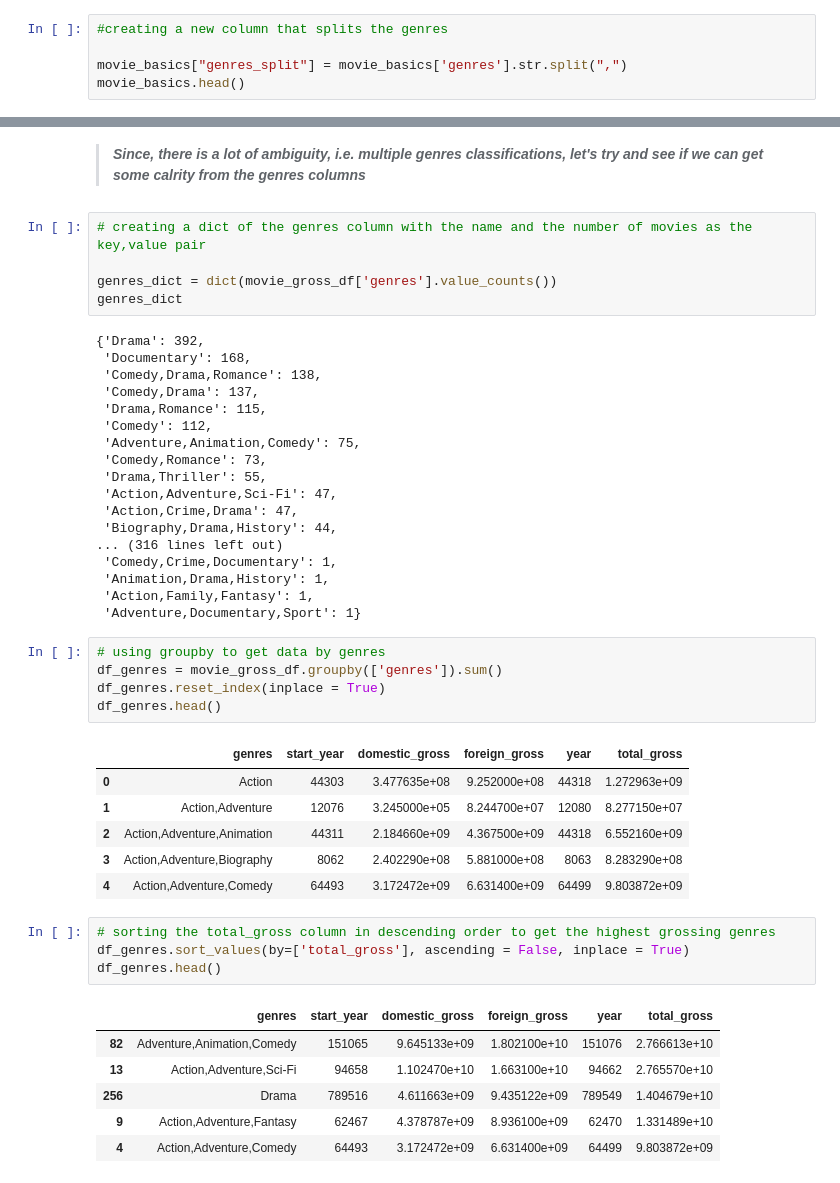
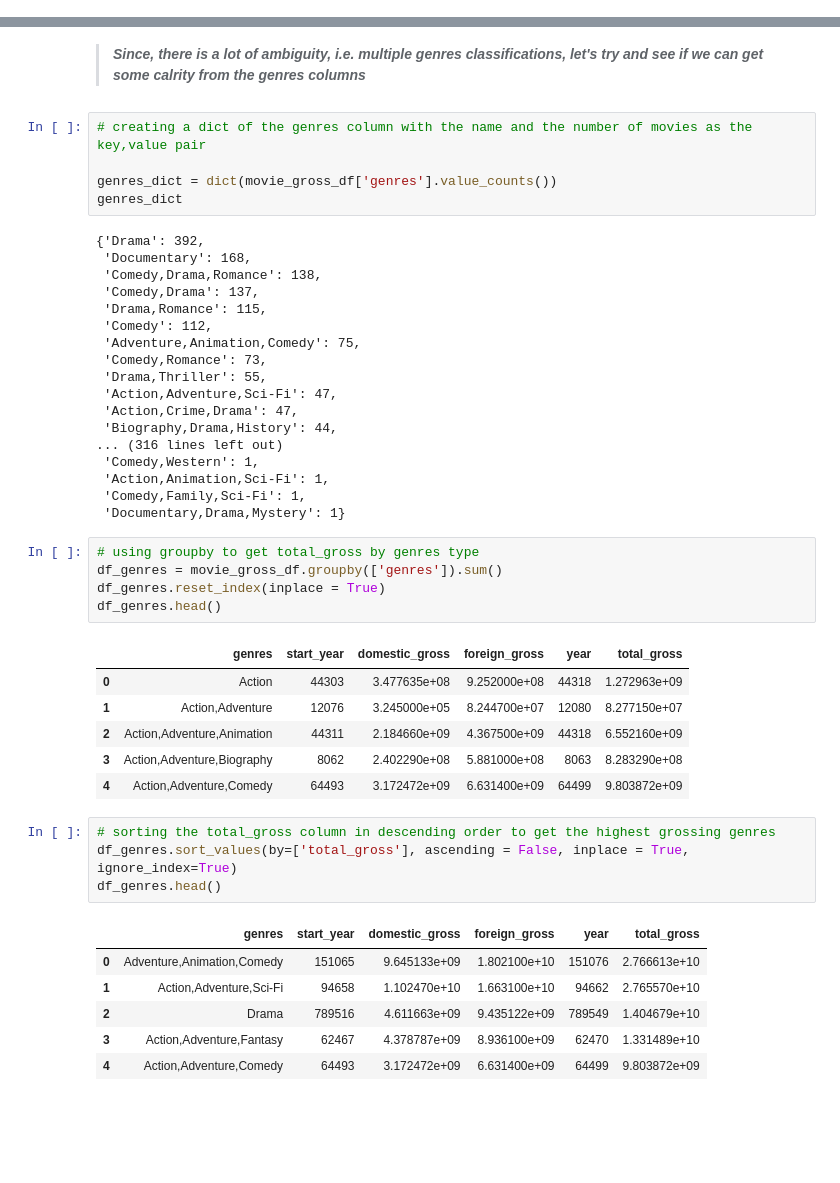
Before and after one commit to rahulakrish/movie_studio_recommendation, a Jupyter notebook: project_notebook.ipynb, the cells around one changed output, grey strips where cells are left out. Drawn from its saved outputs; the diff is of its cells as text; blank space fills up the shorter version.

Commit message:
started data-viz

```diff
--- a/project_notebook.ipynb
+++ b/project_notebook.ipynb
@@ -147,6 +147 @@ Fantasy,History,Musical        1
 Name: genres, Length: 1085, dtype: int64
-# %%
-#creating a new column that splits the genres
-
-movie_basics["genres_split"] = movie_basics['genres'].str.split(",")
-movie_basics.head()
@@ -544,12 +459,12 @@ genres_dict
  'Action,Crime,Drama': 47,
  'Biography,Drama,History': 44,
 ... (316 lines left out)
- 'Comedy,Crime,Documentary': 1,
- 'Animation,Drama,History': 1,
- 'Action,Family,Fantasy': 1,
- 'Adventure,Documentary,Sport': 1}
+ 'Comedy,Western': 1,
+ 'Action,Animation,Sci-Fi': 1,
+ 'Comedy,Family,Sci-Fi': 1,
+ 'Documentary,Drama,Mystery': 1}
 # %%
-# using groupby to get data by genres
+# using groupby to get total_gross by genres type
 df_genres = movie_gross_df.groupby(['genres']).sum()
 df_genres.reset_index(inplace = True)
 df_genres.head()
@@ -562,12 +477,12 @@ df_genres.head()
 | 4 | Action,Adventure,Comedy | 64493 | 3.172472e+09 | 6.631400e+09 | 64499 | 9.803872e+09 |
 # %%
 # sorting the total_gross column in descending order to get the highest grossing genres
-df_genres.sort_values(by=['total_gross'], ascending = False, inplace = True)
+df_genres.sort_values(by=['total_gross'], ascending = False, inplace = True, ignore_index=True)
 df_genres.head()
 # %% [output]
 |  | genres | start_year | domestic_gross | foreign_gross | year | total_gross |
-| 82 | Adventure,Animation,Comedy | 151065 | 9.645133e+09 | 1.802100e+10 | 151076 | 2.766613e+10 |
-| 13 | Action,Adventure,Sci-Fi | 94658 | 1.102470e+10 | 1.663100e+10 | 94662 | 2.765570e+10 |
-| 256 | Drama | 789516 | 4.611663e+09 | 9.435122e+09 | 789549 | 1.404679e+10 |
-| 9 | Action,Adventure,Fantasy | 62467 | 4.378787e+09 | 8.936100e+09 | 62470 | 1.331489e+10 |
+| 0 | Adventure,Animation,Comedy | 151065 | 9.645133e+09 | 1.802100e+10 | 151076 | 2.766613e+10 |
+| 1 | Action,Adventure,Sci-Fi | 94658 | 1.102470e+10 | 1.663100e+10 | 94662 | 2.765570e+10 |
+| 2 | Drama | 789516 | 4.611663e+09 | 9.435122e+09 | 789549 | 1.404679e+10 |
+| 3 | Action,Adventure,Fantasy | 62467 | 4.378787e+09 | 8.936100e+09 | 62470 | 1.331489e+10 |
 | 4 | Action,Adventure,Comedy | 64493 | 3.172472e+09 | 6.631400e+09 | 64499 | 9.803872e+09 |
```
Also changed, not shown: parts of 29 cells of this notebook.
